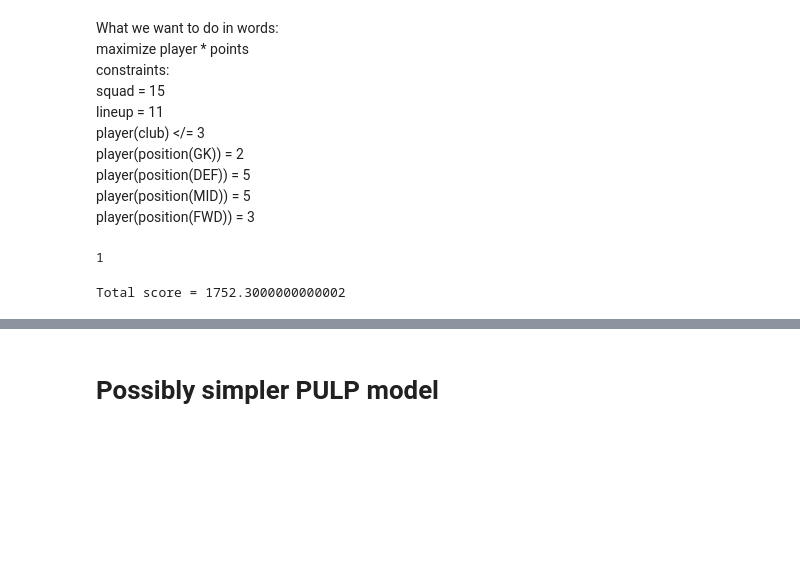
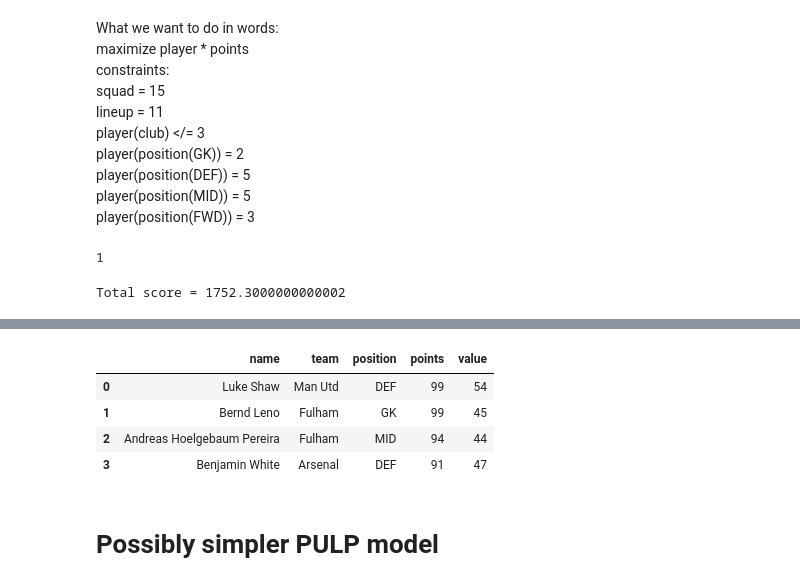
Before and after one commit to farhank-0/Fantasy-Premier-League-Optimization, a Jupyter notebook: Untitled.ipynb, the cells around one changed output, grey strips where cells are left out. Saved outputs shown, nothing was run; the diff lists cells and outputs as text; code cells hidden in the pictures; blank space fills up the shorter version.

```diff
--- a/Untitled.ipynb
+++ b/Untitled.ipynb
@@ -359,0 +411,9 @@ Erling Haaland, Points = 189, Price = 122
+# %%
+subs_df = pd.DataFrame(data=subs_array,columns=['name', 'team', 'position', 'points','value'])
+subs_df
+# %% [output]
+|  | name | team | position | points | value |
+| 0 | Luke Shaw | Man Utd | DEF | 99 | 54 |
+| 1 | Bernd Leno | Fulham | GK | 99 | 45 |
+| 2 | Andreas Hoelgebaum Pereira | Fulham | MID | 94 | 44 |
+| 3 | Benjamin White | Arsenal | DEF | 91 | 47 |
```
Also changed, not shown: parts of 18 cells of this notebook.
